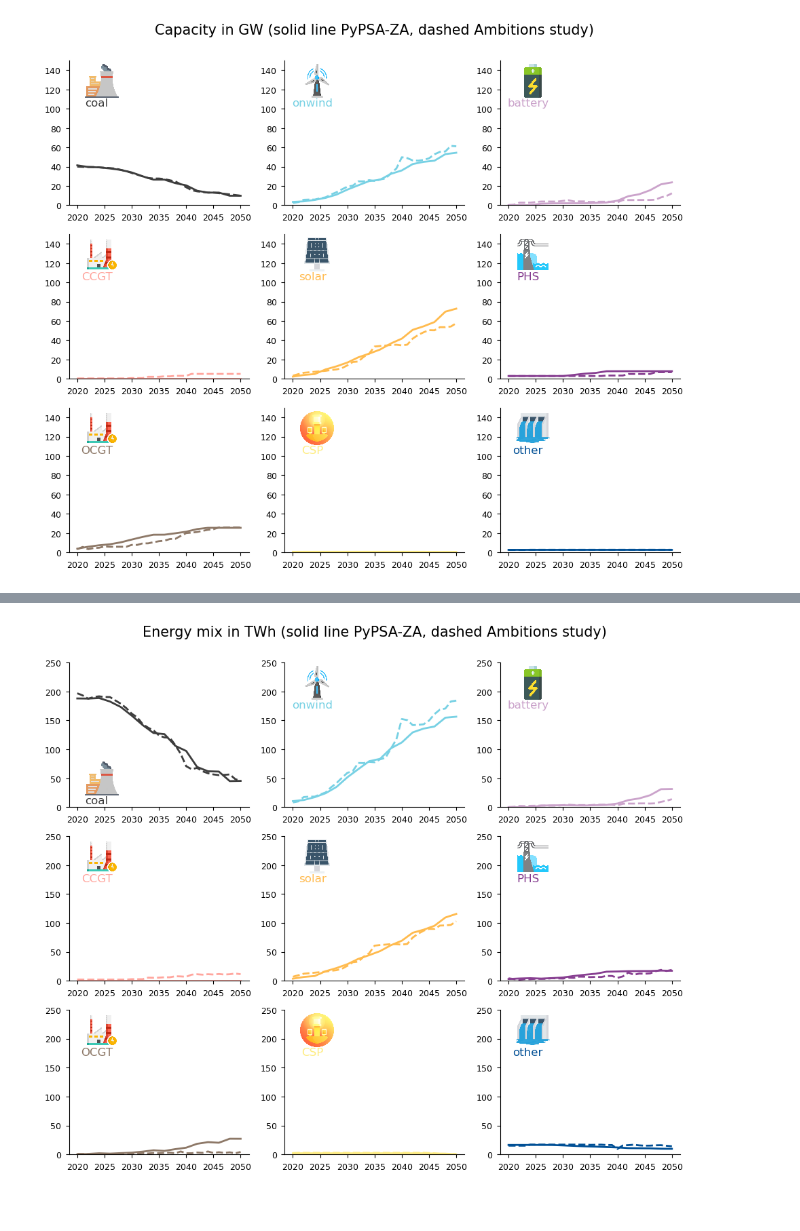
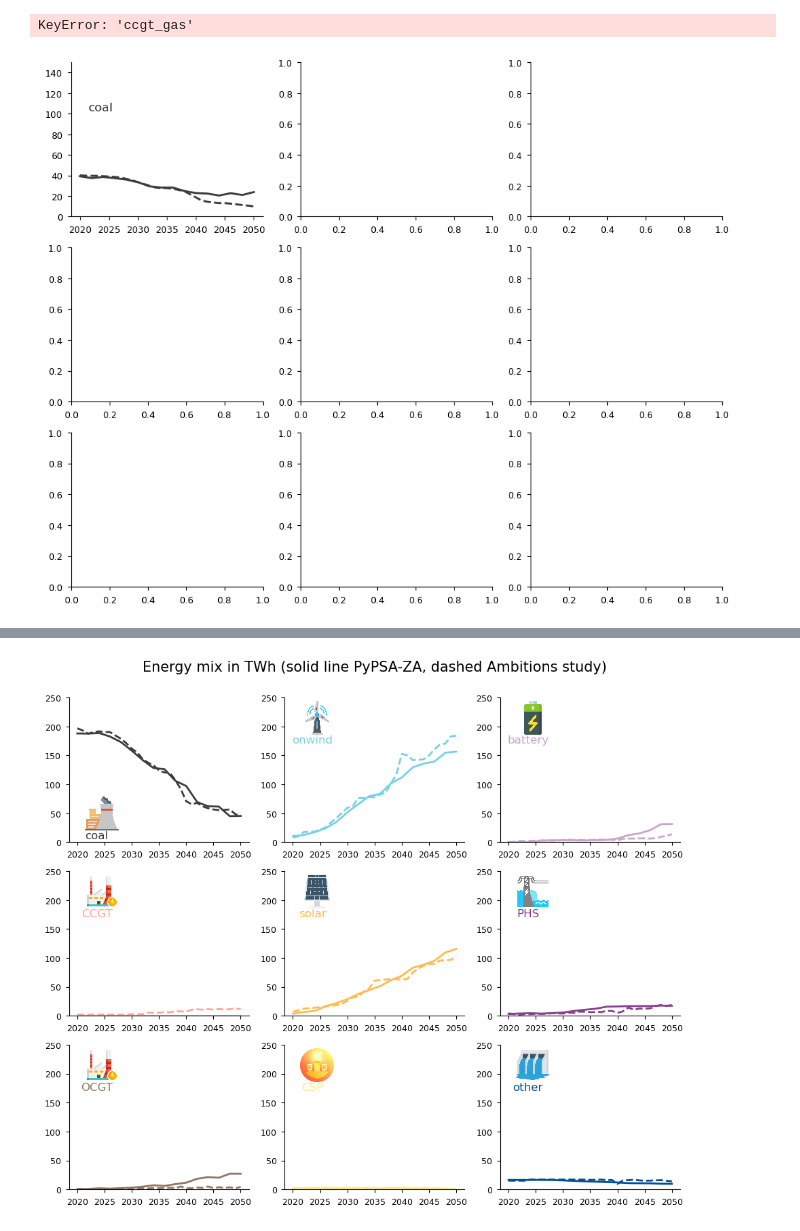
Before and after one commit to ljansen-iee/pypsa-rsa-sec, a Jupyter notebook: notebooks/plotting_results.ipynb, the cells around one changed output, grey strips where cells are left out. Drawn from its saved outputs; the diff is of its cells as text; code cells hidden in the pictures.

```diff
--- a/notebooks/plotting_results.ipynb
+++ b/notebooks/plotting_results.ipynb
@@ -78,8 +69,8 @@ n={}
 # %%
 # Load PyPSA networks from results folder
 
-n['LC_UNC'] = pypsa.Network('../results/networks/solved_val-LC-UNC_RSA_redz_lcopt_LC.nc')
-n['LC_SMOOTH'] = pypsa.Network('../results/networks/solved_val-LC-SMOOTH_RSA_redz_lcopt_LC.nc')
+n['LC_UNC'] = pypsa.Network('../networks/solved_val-LC-UNC_1-supply_redz_lcopt_LC.nc')
+#n['LC_SMOOTH'] = pypsa.Network('../results/networks/solved_val-LC-SMOOTH_RSA_redz_lcopt_LC.nc')
 #n['LC_UNC-2000SEG'] = pypsa.Network('../results/networks/solved_val-LC-UNC_RSA_redz_lcopt_LC-2000SEG.nc')
 #n['2Gt_UNC'] = pypsa.Network('../results/networks/solved_val-2Gt-UNC_RSA_redz_lcopt_Co2L.nc')
 #n['2Gt_UNC-2000SEG'] = pypsa.Network('../results/networks/solved_val-2Gt-UNC_RSA_redz_lcopt_Co2L-2000SEG.nc')
@@ -96,20 +98,20 @@ capacity2 = aggregate_capacity(n[scenario+seg])/1000
 energy = aggregate_energy(n[scenario])/1e6
 energy2 = aggregate_energy(n[scenario+seg])/1e6
 
-capacity.loc['hydro',:] = capacity.loc['hydro',:]+capacity.loc['hydro-import',:]
-capacity2.loc['hydro',:] = capacity2.loc['hydro',:]+capacity2.loc['hydro-import',:]
-energy.loc['hydro',:] = energy.loc['hydro',:]+energy.loc['hydro-import',:]
-energy2.loc['hydro',:] = energy2.loc['hydro',:]+energy2.loc['hydro-import',:]
+capacity.loc['hydro',:] = capacity.loc['hydro',:]+capacity.loc['hydro_import',:]
+capacity2.loc['hydro',:] = capacity2.loc['hydro',:]+capacity2.loc['hydro_import',:]
+energy.loc['hydro',:] = energy.loc['hydro',:]+energy.loc['hydro_import',:]
+energy2.loc['hydro',:] = energy2.loc['hydro',:]+energy2.loc['hydro_import',:]
 
 capacity.loc['other',:]= capacity.loc['hydro',:]+capacity.loc['biomass',:]
 capacity2.loc['other',:]= capacity2.loc['hydro',:]+capacity2.loc['biomass',:]
 energy.loc['other',:] = energy.loc['hydro',:]+energy.loc['biomass',:]
 energy2.loc['other',:] = energy2.loc['hydro',:]+energy2.loc['biomass',:]
 
-capacity = capacity.drop(['load_shedding','hydro-import'])
-capacity2 = capacity2.drop(['load_shedding','hydro-import'])
-energy = energy.drop(['load_shedding','hydro-import'])
-energy2 = energy2.drop(['load_shedding','hydro-import'])
+capacity = capacity.drop(['load_shedding','hydro_import'])
+capacity2 = capacity2.drop(['load_shedding','hydro_import'])
+energy = energy.drop(['load_shedding','hydro_import'])
+energy2 = energy2.drop(['load_shedding','hydro_import'])
 
 ambitions_capacity = pd.read_excel(
     '../data/ambitions_validation.xlsx',
@@ -129,7 +131,7 @@ fig, axs = plt.subplots(3, 3, figsize=(12, 10))
 y_max = 150
 linewidth=2
 
-technologies = ['coal', 'CCGT', 'OCGT', 'onwind', 'solar', 'CSP', 'battery', 'PHS', 'other']
+technologies = ['coal', 'ccgt_gas', 'ocgt', 'onwind', 'solar', 'CSP', 'battery', 'PHS', 'other']
 
 BL_img = (0.18,0.2)
 TL_img = (0.18,0.86)
@@ -139,56 +141,57 @@ TL_txt = (0.18,0.74)
 
 img_coords = {
                 'coal':TL_img,
-                'CCGT':TL_img,
-                'OCGT':TL_img,
-                'onwind':TL_img,
-                'solar':TL_img,
-                'CSP':TL_img,
+                'ccgt_gas':TL_img,
+                'ocgt':TL_img,
+                'wind':TL_img,
+                'solar_pv':TL_img,
+                'solar_csp':TL_img,
                 'battery':TL_img,
-                'PHS':TL_img,
+                'phs':TL_img,
                 'other':TL_img,
 }
 txt_coords = {
                 'coal':TL_txt,
-                'CCGT':TL_txt,
-                'OCGT':TL_txt,
-                'onwind':TL_txt,
-                'solar':TL_txt,
-                'CSP':TL_txt,
+                'ccgt_gas':TL_txt,
+                'ocgt':TL_txt,
+                'wind':TL_txt,
+                'solar_pv':TL_txt,
+                'solar_csp':TL_txt,
                 'battery':TL_txt,
-                'PHS':TL_txt,
+                'phs':TL_txt,
                 'other':TL_txt,
 }
 
 row = 0
 col = 0
 
 for tech in technologies:
     ax = axs[row, col]
-    img = mpimg.imread('../../icons/'+tech+'.png')
-    capacity2.loc[tech,:].plot(kind='line', ax=axs[row, col], ylim=([0,y_max]), color=colour_map[tech], linewidth=linewidth)
+    #img = mpimg.imread('../../icons/'+tech+'.png')
+    capacity.loc[tech,:].plot(kind='line', ax=axs[row, col], ylim=([0,y_max]), color=colour_map[tech], linewidth=linewidth)
     #capacity2.loc[tech,:].plot(kind='line', ax=axs[row, col], ylim=([0,y_max]), color='r', linestyle='--', linewidth=linewidth)
     ambitions_capacity[tech].plot(kind='line', ax=axs[row, col], xlabel='', color=colour_map[tech], linestyle='--', linewidth=linewidth)
 
     # Increment the row and column counters
     row += 1
     if row > 2:
         row = 0
         col += 1
 
     # Create an OffsetImage and AnnotationBbox
-    imagebox = OffsetImage(img, zoom=0.07)
-    ab = AnnotationBbox(imagebox, img_coords[tech], xycoords='axes fraction', frameon=False)
+    #imagebox = OffsetImage(img, zoom=0.07)
+    #ab = AnnotationBbox(imagebox, img_coords[tech], xycoords='axes fraction', frameon=False)
 
     # Add the AnnotationBbox to the plot
-    ax.add_artist(ab)
+    #ax.add_artist(ab)
     annotation=ax.annotate(tech, xy=txt_coords[tech], xycoords='axes fraction', fontsize=12,
             xytext=(-5, -5), textcoords='offset points', ha='center', va='center',
             color=colour_map[tech])
 
     annotation.set_fontfamily('sans-serif')
 
 fig. suptitle("Capacity in GW (solid line PyPSA-ZA, dashed Ambitions study)", fontsize=15, y=0.93)
 fig.savefig('line_capacity_'+scenario, dpi=150, bbox_inches='tight')
 # %% [output]
+KeyError: 'ccgt_gas'
-[figure, old version]
+[figure, new version]
```
Also changed, not shown: parts of 4 cells of this notebook, 7 other files.
